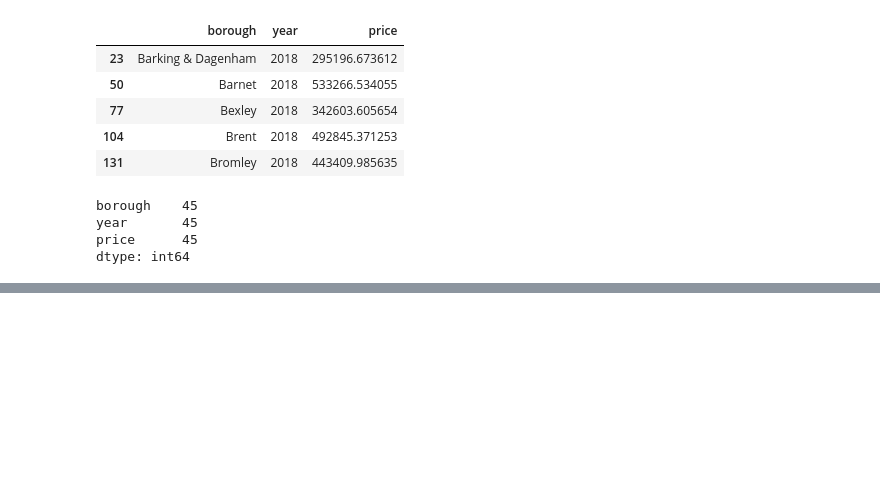
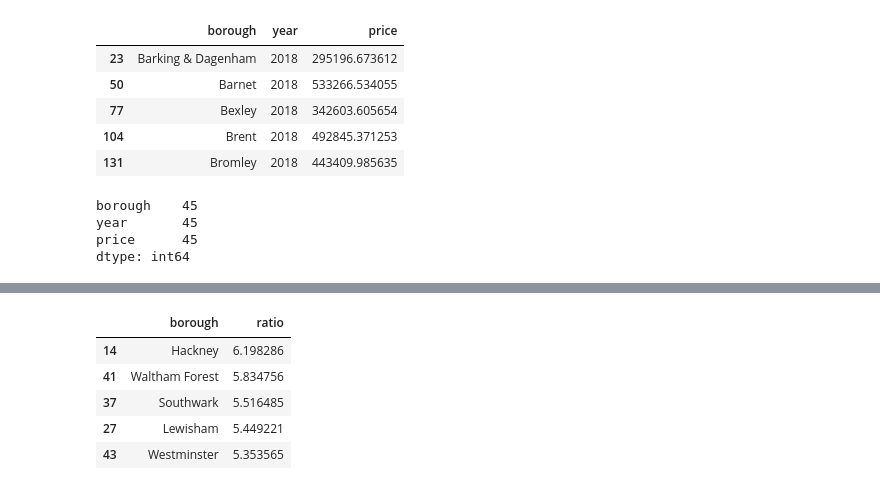
Before and after one commit to Jesszyli/Springboard, a Jupyter notebook: Unit4/London1.ipynb, the cells around one changed output, grey strips where cells are left out. Saved outputs shown, nothing was run; the diff lists cells and outputs as text; code cells hidden in the pictures; blank space fills up the shorter version.

```diff
--- a/Unit4/London1.ipynb
+++ b/Unit4/London1.ipynb
@@ -246,0 +291,10 @@ for i in prp_2018['borough']:
+# %%
+top5_avg_inc=all_br_ratio.sort_values(by='ratio', ascending = False).head()
+top5_avg_inc
+# %% [output]
+|  | borough | ratio |
+| 14 | Hackney | 6.198286 |
+| 41 | Waltham Forest | 5.834756 |
+| 37 | Southwark | 5.516485 |
+| 27 | Lewisham | 5.449221 |
+| 43 | Westminster | 5.353565 |
```
Also changed, not shown: parts of 12 cells of this notebook.
